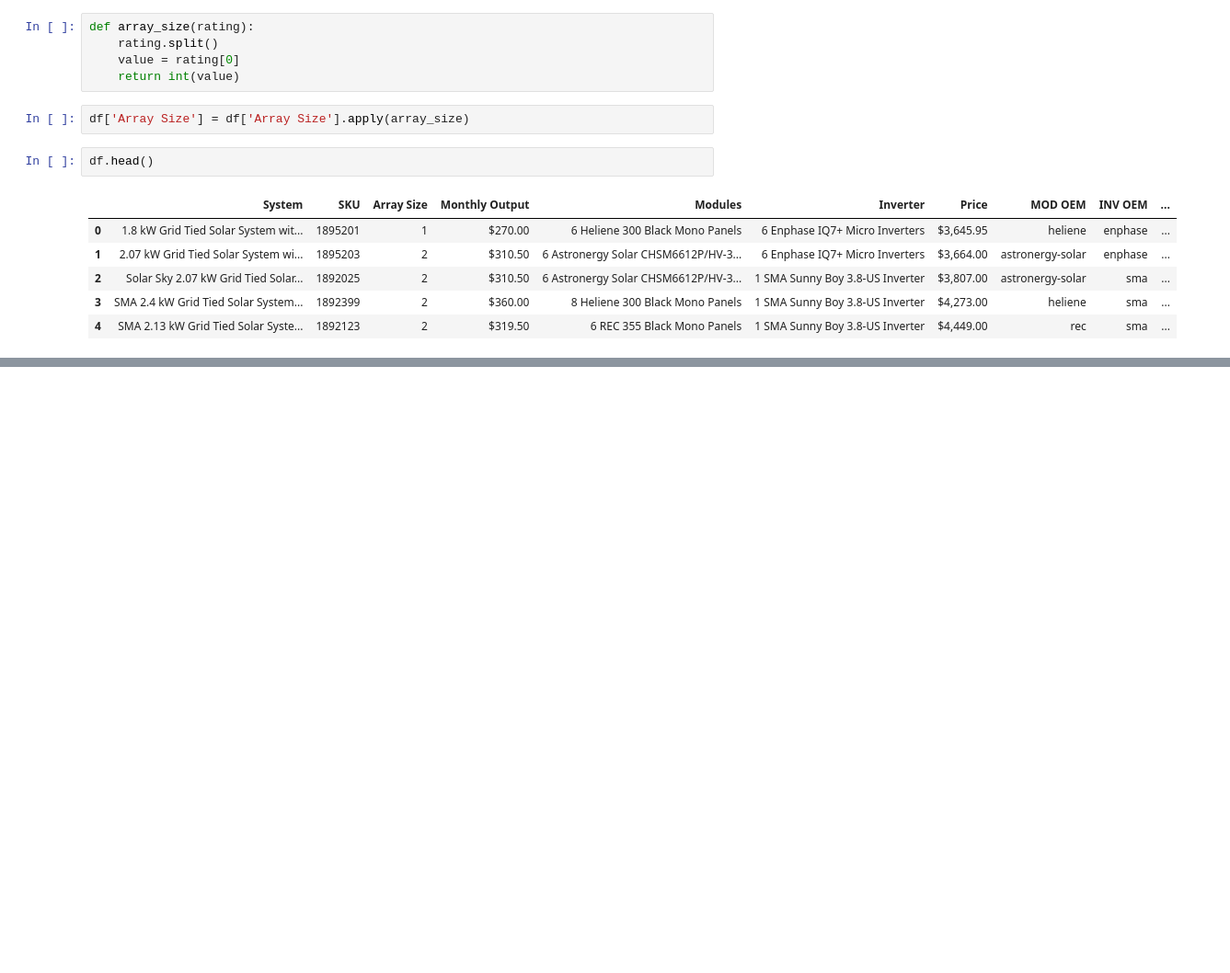
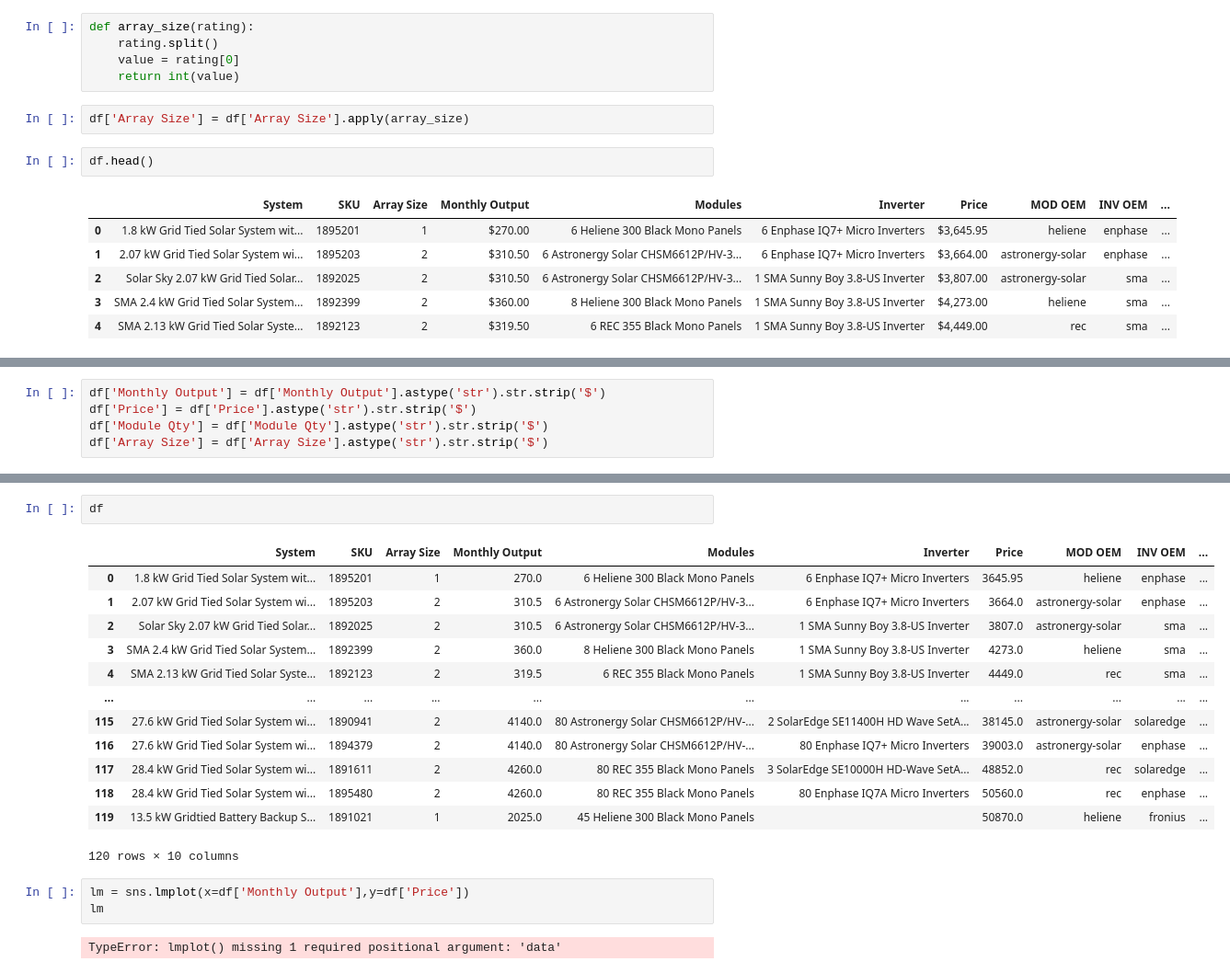
Before and after one commit to tahentx/gridshift, a Jupyter notebook: hardwarecosts.ipynb, the cells around one changed output, grey strips where cells are left out. Shown: that part at 92% size. Cells and saved outputs as stored; diff of their text form; blank space fills up the shorter version.

```diff
--- a/hardwarecosts.ipynb
+++ b/hardwarecosts.ipynb
@@ -267,0 +290,5 @@ df.groupby('INV OEM').std()
+# %%
+df['Monthly Output'] = df['Monthly Output'].astype('str').str.strip('$')
+df['Price'] = df['Price'].astype('str').str.strip('$')
+df['Module Qty'] = df['Module Qty'].astype('str').str.strip('$')
+df['Array Size'] = df['Array Size'].astype('str').str.strip('$')
@@ -267,0 +310,21 @@ df.groupby('INV OEM').std()
+# %%
+df
+# %% [output]
+|  | System | SKU | Array Size | Monthly Output | Modules | Inverter | Price | MOD OEM | INV OEM | ... |
+| 0 | 1.8 kW Grid Tied Solar System wit... | 1895201 | 1 | 270.0 | 6 Heliene 300 Black Mono Panels | 6 Enphase IQ7+ Micro Inverters | 3645.95 | heliene | enphase | ... |
+| 1 | 2.07 kW Grid Tied Solar System wi... | 1895203 | 2 | 310.5 | 6 Astronergy Solar CHSM6612P/HV-3... | 6 Enphase IQ7+ Micro Inverters | 3664.0 | astronergy-solar | enphase | ... |
+| 2 | Solar Sky 2.07 kW Grid Tied Solar... | 1892025 | 2 | 310.5 | 6 Astronergy Solar CHSM6612P/HV-3... | 1 SMA Sunny Boy 3.8-US Inverter | 3807.0 | astronergy-solar | sma | ... |
+| 3 | SMA 2.4 kW Grid Tied Solar System... | 1892399 | 2 | 360.0 | 8 Heliene 300 Black Mono Panels | 1 SMA Sunny Boy 3.8-US Inverter | 4273.0 | heliene | sma | ... |
+| 4 | SMA 2.13 kW Grid Tied Solar Syste... | 1892123 | 2 | 319.5 | 6 REC 355 Black Mono Panels | 1 SMA Sunny Boy 3.8-US Inverter | 4449.0 | rec | sma | ... |
+| ... | ... | ... | ... | ... | ... | ... | ... | ... | ... | ... |
+| 115 | 27.6 kW Grid Tied Solar System wi... | 1890941 | 2 | 4140.0 | 80 Astronergy Solar CHSM6612P/HV-... | 2 SolarEdge SE11400H HD Wave SetA... | 38145.0 | astronergy-solar | solaredge | ... |
+| 116 | 27.6 kW Grid Tied Solar System wi... | 1894379 | 2 | 4140.0 | 80 Astronergy Solar CHSM6612P/HV-... | 80 Enphase IQ7+ Micro Inverters | 39003.0 | astronergy-solar | enphase | ... |
+| 117 | 28.4 kW Grid Tied Solar System wi... | 1891611 | 2 | 4260.0 | 80 REC 355 Black Mono Panels | 3 SolarEdge SE10000H HD-Wave SetA... | 48852.0 | rec | solaredge | ... |
+| 118 | 28.4 kW Grid Tied Solar System wi... | 1895480 | 2 | 4260.0 | 80 REC 355 Black Mono Panels | 80 Enphase IQ7A Micro Inverters | 50560.0 | rec | enphase | ... |
+| 119 | 13.5 kW Gridtied Battery Backup S... | 1891021 | 1 | 2025.0 | 45 Heliene 300 Black Mono Panels |  | 50870.0 | heliene | fronius | ... |
+120 rows × 10 columns
+# %%
+lm = sns.lmplot(x=df['Monthly Output'],y=df['Price'])
+lm
+# %% [output]
+TypeError: lmplot() missing 1 required positional argument: 'data'
```
Also changed, not shown: parts of 8 cells of this notebook, 1 other file.
